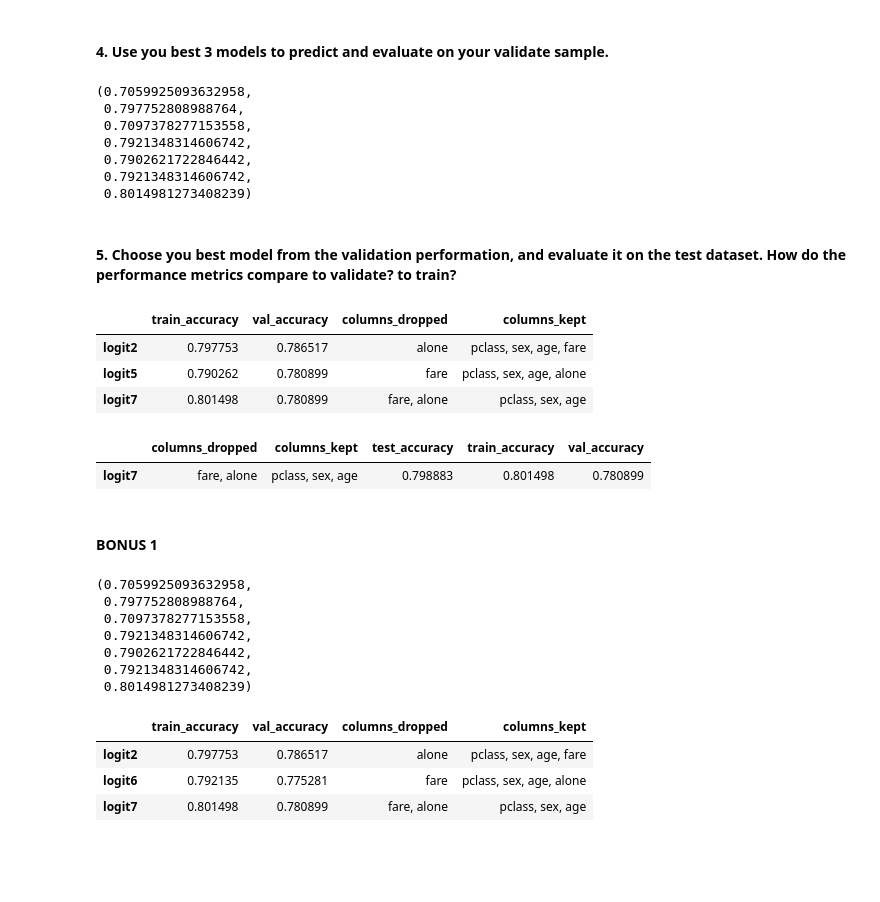
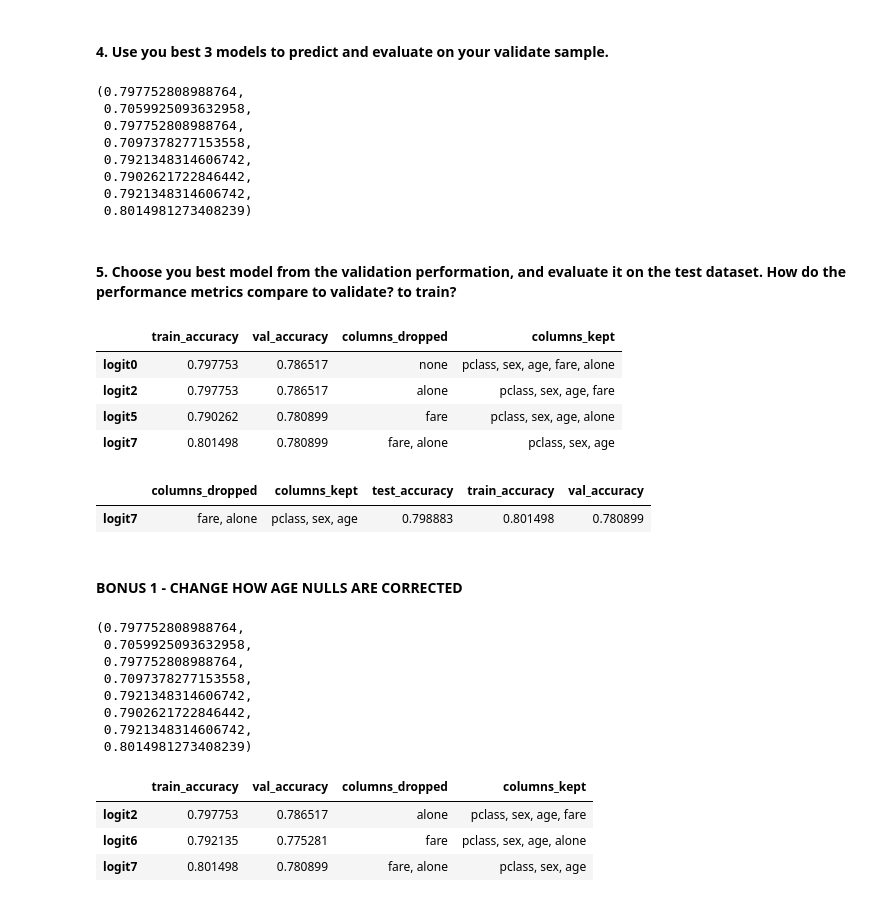
Before and after one commit to morgancross2/classification-exercises, a Jupyter notebook: model.ipynb, the cells around one changed output. Saved outputs shown, nothing was run; the diff lists cells and outputs as text; code cells hidden in the pictures; blank space fills up the shorter version.

Commit message:
added logistic regression function

```diff
--- a/model.ipynb
+++ b/model.ipynb
@@ -1164,7 +1164,7 @@ titanic.head()
 | 3 | 3 | 1 | 1 | female | 35.0 | 1 | 0 | 53.1000 | S | First | ... |
 | 4 | 4 | 0 | 3 | male | 35.0 | 0 | 0 | 8.0500 | S | Third | ... |
 # %%
-titanic2 = titanic[['survived', 'pclass', 'sex','age','fare', 'alone']]
+titanic2 = titanic.drop(columns=['passenger_id','sibsp','parch','embarked','class','deck','embark_town'])
 titanic2.sex = titanic2.sex.str.replace('female', '0').str.replace('male', '1').astype('int')
 titanic2.head()
 # %% [output]
@@ -1195,3 +1190,10 @@ baseline_test = baseline.tolist()*test.shape[0]
 train.age = train.age.fillna(value=filler)
 val.age = val.age.fillna(value=filler)
 test.age = test.age.fillna(value=filler)
+# %%
+y_train0 = train.survived
+X_train0 = train.drop(columns=['survived'])
+X_val0 = val.drop(columns=['survived'])
+y_val0 = val.survived
+X_test0 = test.drop(columns=['survived'])
+y_test0 = test.survived
@@ -1197,0 +1209,5 @@ test.age = test.age.fillna(value=filler)
+# %%
+logit0 = LogisticRegression()
+logit0.fit(X_train0, y_train0)
+y_pred0 = logit0.predict(X_train0)
+logit0.score(X_train0, y_train0)
@@ -1386,9 +1400,10 @@ logit7.score(X_train7, y_train7)
 # %% [markdown]
 #### 4. Use you best 3 models to predict and evaluate on your validate sample.
 # %%
-logit1.score(X_train1, y_train1),logit2.score(X_train2, y_train2),logit3.score(X_train3, y_train3),logit4.score(X_train4, y_train4),logit5.score(X_train5, y_train5),logit6.score(X_train6, y_train6),logit7.score(X_train7, y_train7)
+logit0.score(X_train0, y_train0),logit1.score(X_train1, y_train1),logit2.score(X_train2, y_train2),logit3.score(X_train3, y_train3),logit4.score(X_train4, y_train4),logit5.score(X_train5, y_train5),logit6.score(X_train6, y_train6),logit7.score(X_train7, y_train7)
 # %% [output]
-(0.7059925093632958,
+(0.797752808988764,
+ 0.7059925093632958,
  0.797752808988764,
  0.7097378277153558,
  0.7921348314606742,
@@ -1400,23 +1415,28 @@ logit1.score(X_train1, y_train1),logit2.score(X_train2, y_train2),logit3.score(X
 # %%
 # models 2, 5, and 7 were the best with mean as null filler
 
-models = {'logit2' : {'train_accuracy':logit2.score(X_train2, y_train2),
+models = {'logit0' : {'train_accuracy':logit0.score(X_train0, y_train0),
+                      'val_accuracy':logit0.score(X_val0, y_val0),
+                      'columns_dropped': 'none',
+                      'columns_kept': 'pclass, sex, age, fare, alone'},
+          'logit2' : {'train_accuracy':logit2.score(X_train2, y_train2),
                       'val_accuracy':logit2.score(X_val2, y_val2),
                       'columns_dropped': 'alone',
                       'columns_kept': 'pclass, sex, age, fare'},
           'logit5' : {'train_accuracy':logit5.score(X_train5, y_train5),
                       'val_accuracy':logit5.score(X_val5, y_val5),
                       'columns_dropped': 'fare',
                       'columns_kept': 'pclass, sex, age, alone'},
           'logit7' : {'train_accuracy':logit7.score(X_train7, y_train7),
                       'val_accuracy':logit7.score(X_val7, y_val7),
                       'columns_dropped': 'fare, alone',
                       'columns_kept': 'pclass, sex, age'},
          }
 
 pd.DataFrame(models).T
 # %% [output]
 |  | train_accuracy | val_accuracy | columns_dropped | columns_kept |
+| logit0 | 0.797753 | 0.786517 | none | pclass, sex, age, fare, alone |
 | logit2 | 0.797753 | 0.786517 | alone | pclass, sex, age, fare |
 | logit5 | 0.790262 | 0.780899 | fare | pclass, sex, age, alone |
 | logit7 | 0.801498 | 0.780899 | fare, alone | pclass, sex, age |
@@ -1432,14 +1452,15 @@ pd.DataFrame(best_model).T
 |  | columns_dropped | columns_kept | test_accuracy | train_accuracy | val_accuracy |
 | logit7 | fare, alone | pclass, sex, age | 0.798883 | 0.801498 | 0.780899 |
 # %% [markdown]
-#### BONUS 1
+#### BONUS 1 - CHANGE HOW AGE NULLS ARE CORRECTED
 # %%
 # models 2, 5, and 7 were the best with mean as null filler
 # see above problem
 # %%
-logit1.score(X_train1, y_train1),logit2.score(X_train2, y_train2),logit3.score(X_train3, y_train3),logit4.score(X_train4, y_train4),logit5.score(X_train5, y_train5),logit6.score(X_train6, y_train6),logit7.score(X_train7, y_train7)
+logit0.score(X_train0, y_train0),logit1.score(X_train1, y_train1),logit2.score(X_train2, y_train2),logit3.score(X_train3, y_train3),logit4.score(X_train4, y_train4),logit5.score(X_train5, y_train5),logit6.score(X_train6, y_train6),logit7.score(X_train7, y_train7)
 # %% [output]
-(0.7059925093632958,
+(0.797752808988764,
+ 0.7059925093632958,
  0.797752808988764,
  0.7097378277153558,
  0.7921348314606742,
```
Also changed, not shown: parts of 8 cells of this notebook, 1 other file.
